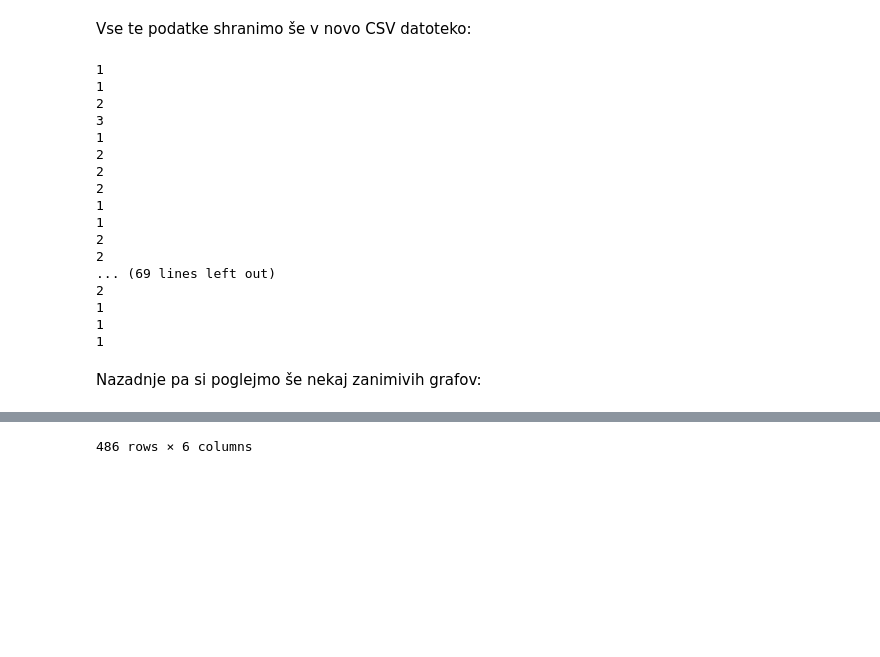
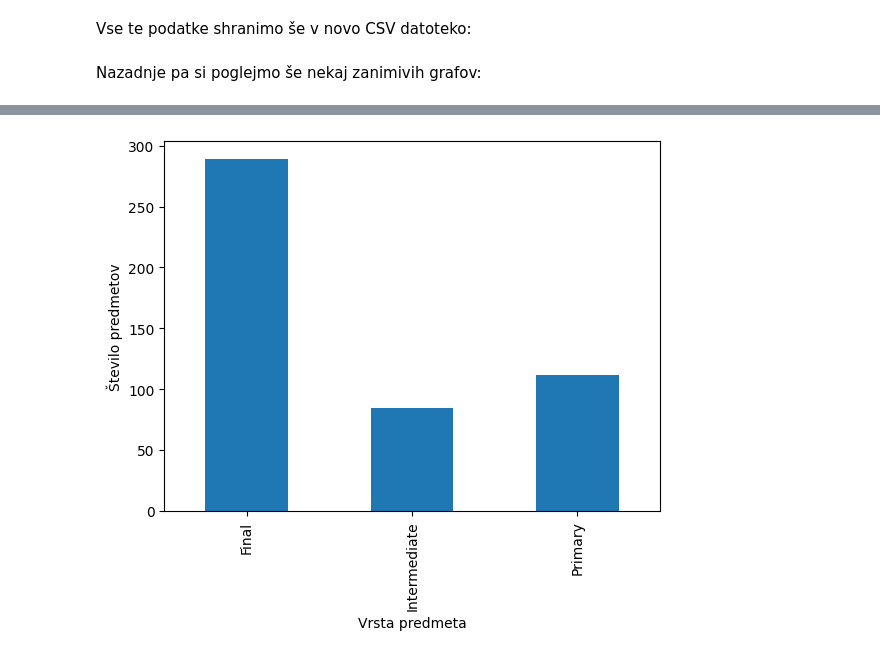
Before and after one commit to WeePhix/minecraft-crafting-analysis, a Jupyter notebook: analiza.ipynb, the cells around one changed output, grey strips where cells are left out. Saved outputs shown, nothing was run; the diff lists cells and outputs as text; code cells hidden in the pictures; blank space fills up the shorter version.

```diff
--- a/analiza.ipynb
+++ b/analiza.ipynb
@@ -285,8 +292,7 @@ for item in items.values():
 # %% [markdown]
 Vse te podatke shranimo še v novo CSV datoteko:
 # %%
-
-out = "Item,Position,Primaries,Primary_Amounts,Crafts,Chain\n"
+out = "Item,Position,Primaries,Primary_Amounts,Crafts,Chain,Ingredient_Count,Craft_Count\n"
 for item in items.values():
     out += item.name + ","
     out += "Primary" if item.is_primary else ("Final" if item.is_final else "Intermediate")
@@ -296,6 +302,8 @@ for item in items.values():
         for craft in item.items_crafted:
             out += craft
             out += ";"
+        if out[-1] == ",":
+            out += "__"
         out = out[:-1] + ",0"
     elif item.is_final:
         for primary in item.primary_ingredients:
@@ -306,39 +314,33 @@ for item in items.values():
             if amt_rounded % 1 == 0:
                 amt_rounded = int(amt_rounded)
             out += str(amt_rounded) + ";"
-        out = out[:-1] + ",_," + str(item.max_depth)
+        out = out[:-1] + ",_,"
+        out += str(item.max_depth) if type(item.max_depth) == type(0) else "0"
     else:
+        for primary in item.primary_ingredients:
+            out += primary[0] + ";"
+        out = out[:-1] + ","
+        for primary in item.primary_ingredients:
+            amt_rounded = round(primary[1], 3)
+            if amt_rounded % 1 == 0:
+                amt_rounded = int(amt_rounded)
+            out += str(amt_rounded) + ";"
+        out = out[:-1] + ","
         for craft in item.items_crafted:
             out += craft
             out += ";"
+        if out[-1] == ",":
+            out += "__"
         out = out[:-1]
-        out += "," + str(item.max_depth)
-        print(item.max_depth)
+        out += "," + str(int(item.max_depth))
+    out += "," + str(len(item.primary_ingredients)) + "," + str(len(item.items_crafted))
     out += "\n"
 out.strip("\n")
 with open("data/extracted.csv", "w", encoding="utf8") as file:
     file.write(out)
-# %% [output]
-1
-1
-2
-3
-1
-2
-2
-2
-1
-1
-2
-2
-... (69 lines left out)
-2
-1
-1
-1
 # %% [markdown]
 Nazadnje pa si poglejmo še nekaj zanimivih grafov:
 # %%
 csv_extr = pd.read_csv("data/extracted.csv").sort_values("Item").sort_values("Position", ascending=False)
-csv_extr
+graf = csv_extr.groupby("Position").size().plot.bar(xlabel="Vrsta predmeta", ylabel="Število predmetov")
 # %% [output]
@@ -357 +347 @@ csv_extr
-486 rows × 6 columns
+[figure, added]
```
Also changed, not shown: parts of 16 cells of this notebook, 4 other files.
